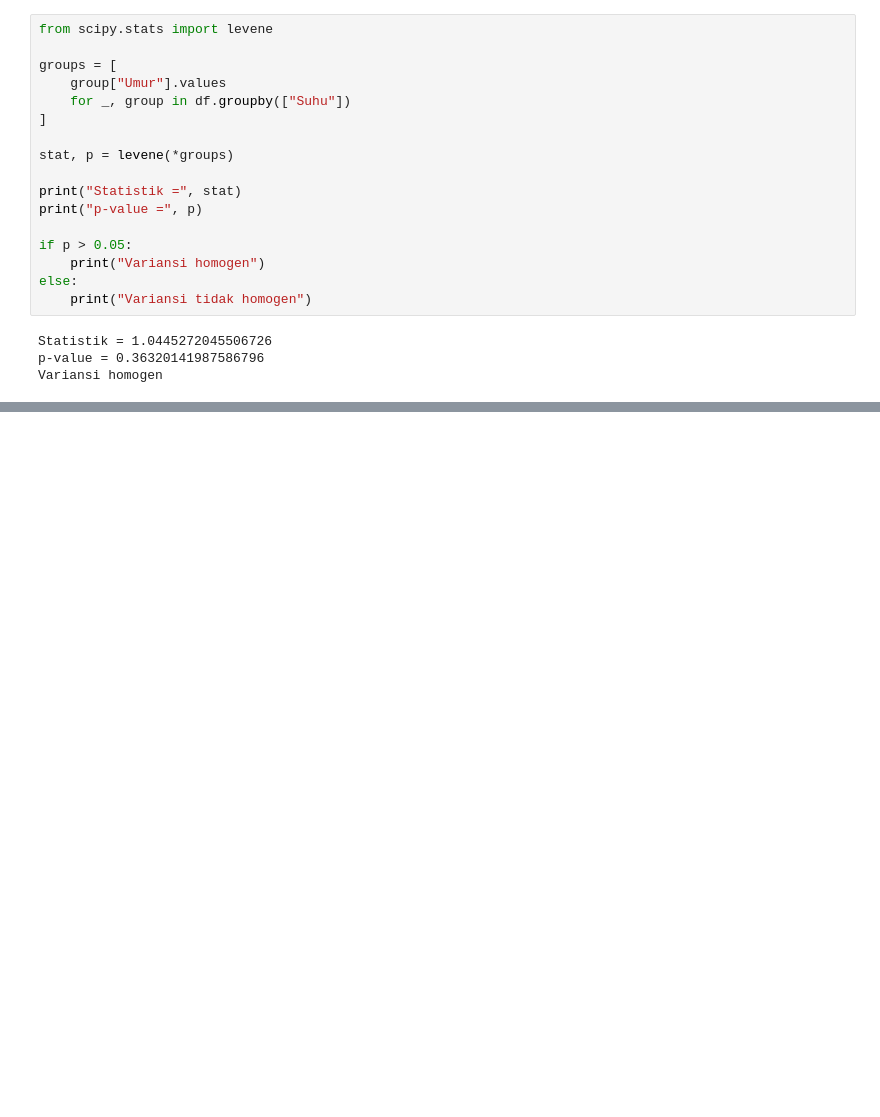
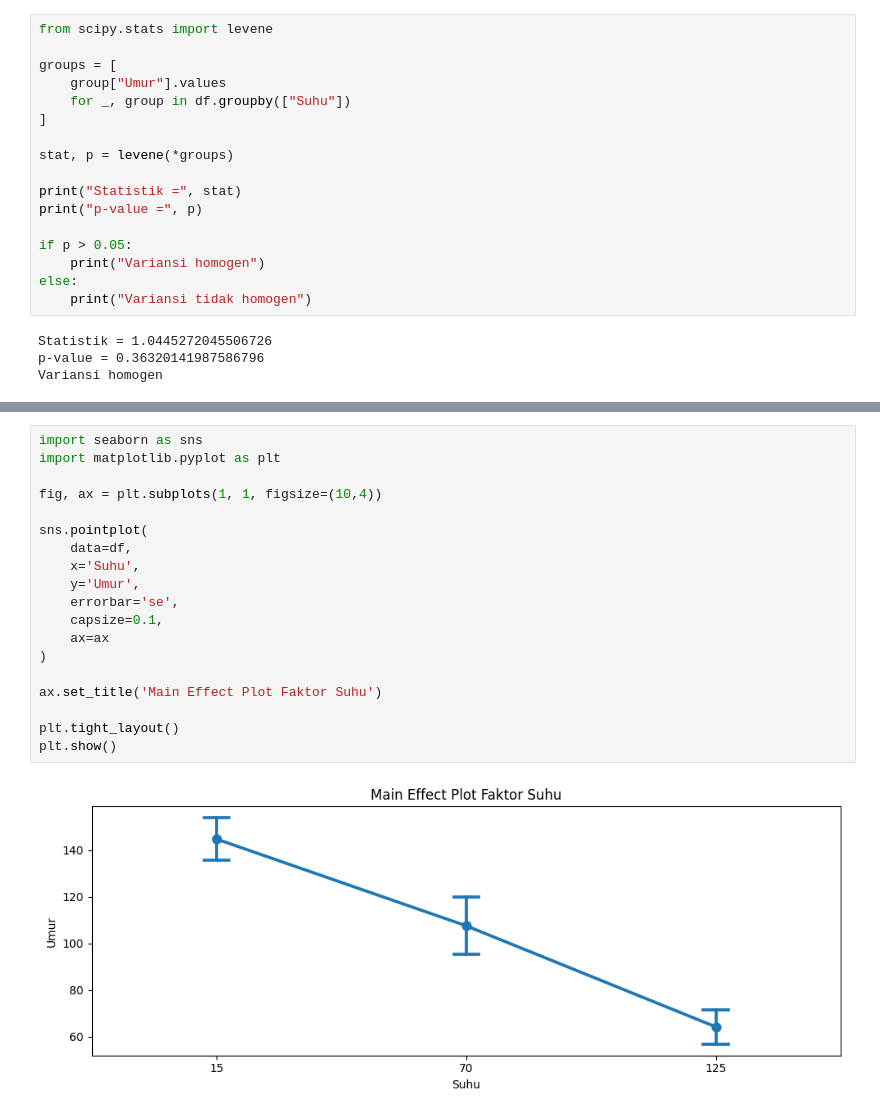
Before and after one commit to zaafirrahman/s2-tmi, a Jupyter notebook: bahan/Anstat/tugas/Anova/anova.ipynb, the cells around one changed output, grey strips where cells are left out. Drawn from its saved outputs; the diff is of its cells as text; blank space fills up the shorter version.

```diff
--- a/bahan/Anstat/tugas/Anova/anova.ipynb
+++ b/bahan/Anstat/tugas/Anova/anova.ipynb
@@ -215,0 +261,21 @@ else:
+# %%
+import seaborn as sns
+import matplotlib.pyplot as plt
+
+fig, ax = plt.subplots(1, 1, figsize=(10,4))
+
+sns.pointplot(
+    data=df,
+    x='Suhu',
+    y='Umur',
+    errorbar='se',
+    capsize=0.1,
+    ax=ax
+)
+
+ax.set_title('Main Effect Plot Faktor Suhu')
+
+plt.tight_layout()
+plt.show()
+# %% [output]
+[figure, added]
```
Also changed, not shown: parts of 6 cells of this notebook, 2 other files.
